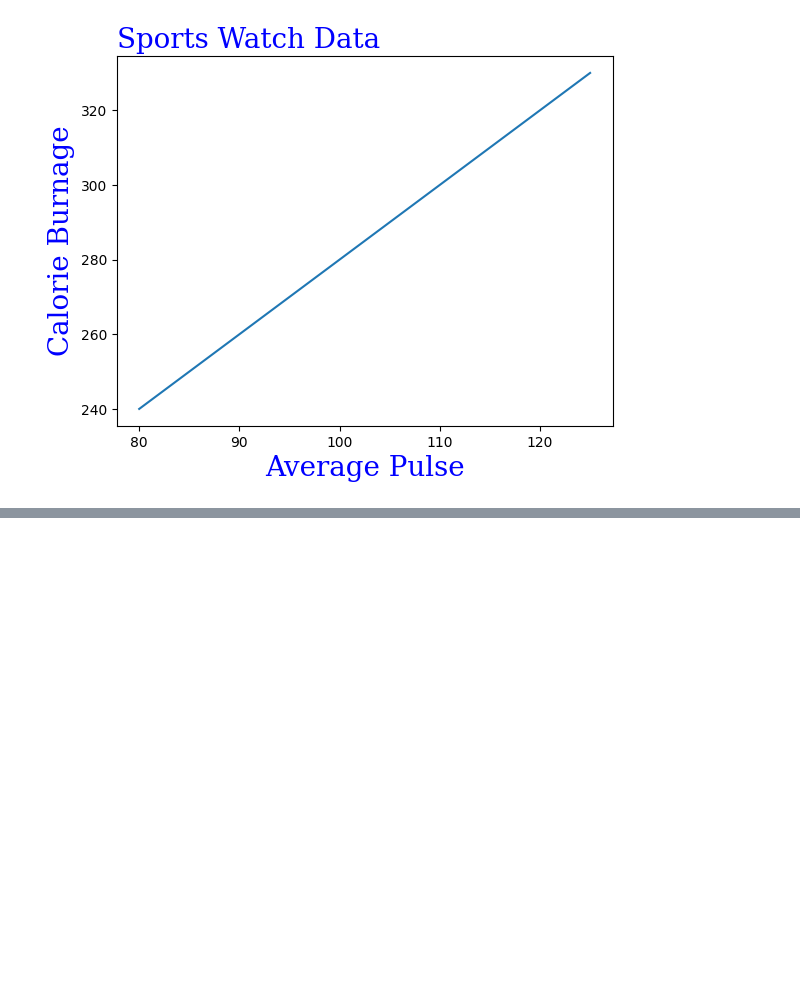
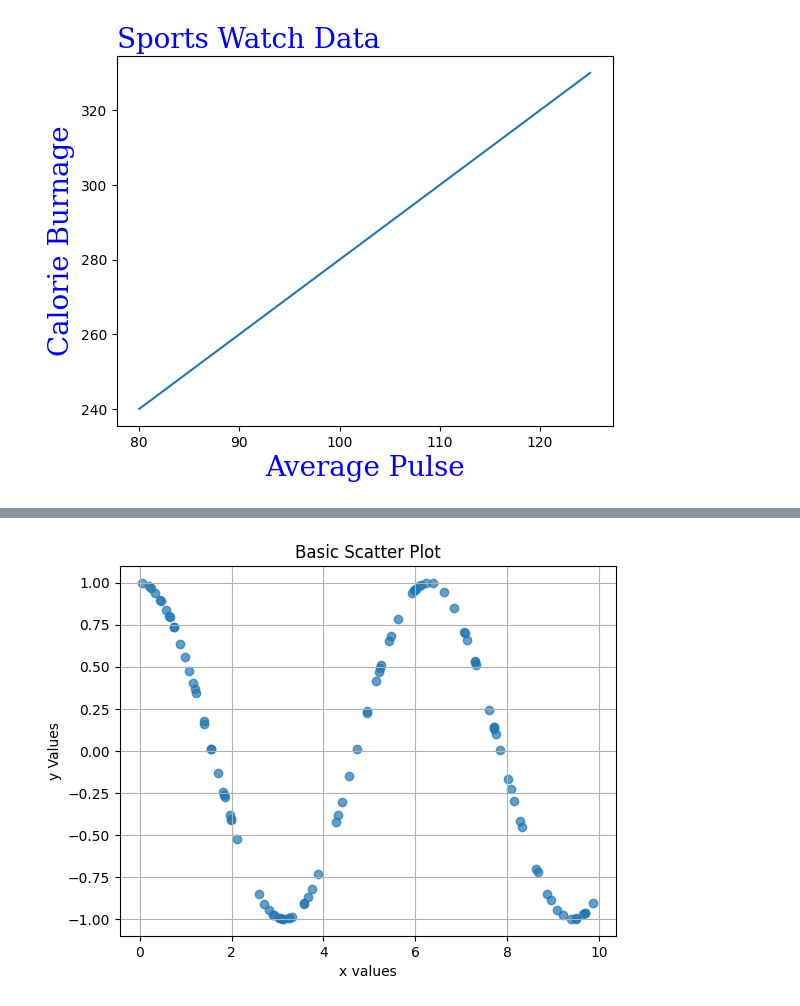
Before and after one commit to varunptel/Pythoning, a Jupyter notebook: Python_Matplotlib.ipynb, the cells around one changed output, grey strips where cells are left out. Cells and saved outputs as stored; diff of their text form; code cells hidden in the pictures; blank space fills up the shorter version.

```diff
--- a/Python_Matplotlib.ipynb
+++ b/Python_Matplotlib.ipynb
@@ -221,0 +296,15 @@ plt.show()
+# %%
+import numpy as np
+import matplotlib.pyplot as plt
+
+np.random.seed(42)
+x = np.random.rand(100) * 10
+y = np.cos(x)
+
+plt.scatter(x,y, marker = 'o', alpha = 0.7)
+plt.title("Basic Scatter Plot")
+plt.xlabel("x values")
+plt.ylabel("y Values")
+plt.grid(True)
+# %% [output]
+[figure, added]
```
Also changed, not shown: parts of 10 cells of this notebook.
